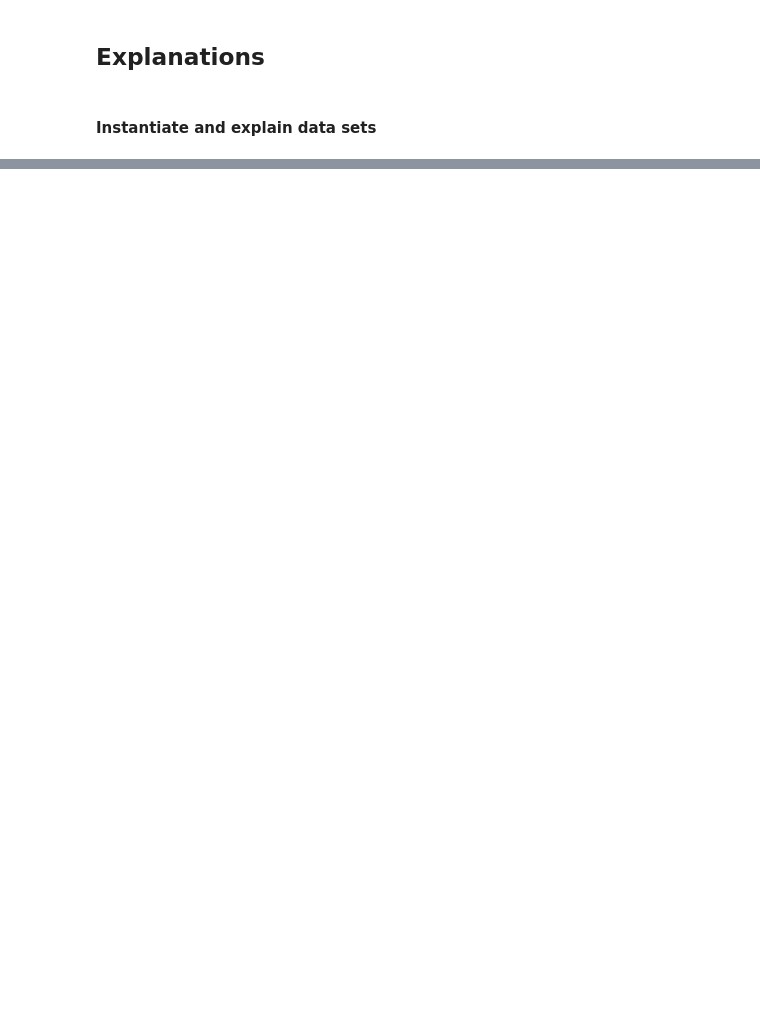
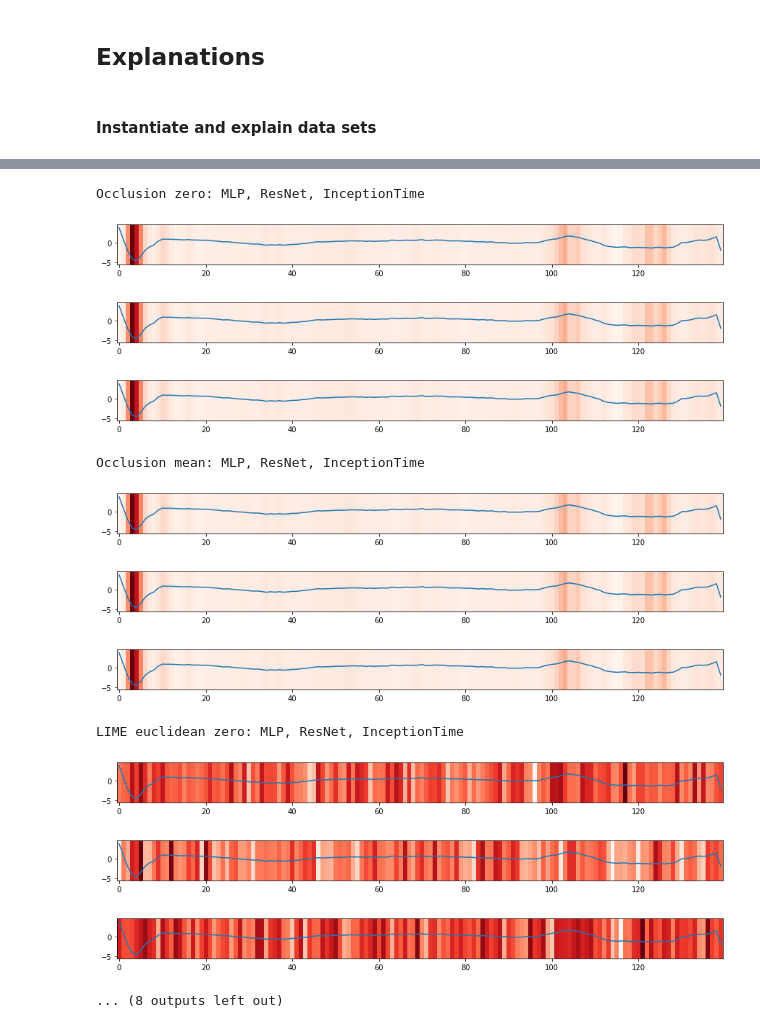
Before and after one commit to felixg97/explic-ai-tsc, a Jupyter notebook: docs/Experiment E2E - Results.ipynb, the cells around one changed output, grey strips where cells are left out. Cells and saved outputs as stored; diff of their text form; code cells hidden in the pictures; blank space fills up the shorter version.

```diff
--- a/docs/Experiment E2E - Results.ipynb
+++ b/docs/Experiment E2E - Results.ipynb
@@ -152,0 +199,39 @@ relevance_occl_zero
+# %%
+print('Occlusion zero: MLP, ResNet, InceptionTime')
+plot_relevance(x_test_explained[0], relevance_occl_zero['MLP_0_ECG5000'][0])
+plot_relevance(x_test_explained[0], relevance_occl_zero['ResNet_0_ECG5000'][0])
+plot_relevance(x_test_explained[0], relevance_occl_zero['InceptionTime_0_ECG5000'][0])
+
+print('Occlusion mean: MLP, ResNet, InceptionTime')
+plot_relevance(x_test_explained[0], relevance_occl_mean['MLP_0_ECG5000'][0])
+plot_relevance(x_test_explained[0], relevance_occl_mean['ResNet_0_ECG5000'][0])
+plot_relevance(x_test_explained[0], relevance_occl_mean['InceptionTime_0_ECG5000'][0])
+
+print('LIME euclidean zero: MLP, ResNet, InceptionTime')
+plot_relevance(x_test_explained[0], relevance_lime_zero['MLP_0_ECG5000'][0])
+plot_relevance(x_test_explained[0], relevance_lime_zero['ResNet_0_ECG5000'][0])
+plot_relevance(x_test_explained[0], relevance_lime_zero['InceptionTime_0_ECG5000'][0])
+
+print('LIME euclidean mean: MLP, ResNet, InceptionTime')
+plot_relevance(x_test_explained[0], relevance_lime_mean['MLP_0_ECG5000'][0])
+plot_relevance(x_test_explained[0], relevance_lime_mean['ResNet_0_ECG5000'][0])
+plot_relevance(x_test_explained[0], relevance_lime_mean['InceptionTime_0_ECG5000'][0])
+
+print('RISE linear: MLP, ResNet, InceptionTime')
+plot_relevance(x_test_explained[0], relevance_rise_mask['MLP_0_ECG5000'][0])
+plot_relevance(x_test_explained[0], relevance_rise_mask['ResNet_0_ECG5000'][0])
+plot_relevance(x_test_explained[0], relevance_rise_mask['InceptionTime_0_ECG5000'][0])
+# %% [output]
+Occlusion zero: MLP, ResNet, InceptionTime
+[figure, added]
+[figure, added]
+[figure, added]
+Occlusion mean: MLP, ResNet, InceptionTime
+[figure, added]
+[figure, added]
+[figure, added]
+LIME euclidean zero: MLP, ResNet, InceptionTime
+[figure, added]
+[figure, added]
+[figure, added]
+... (8 outputs left out)
```
Also changed, not shown: parts of 23 cells of this notebook, 12 other files.
